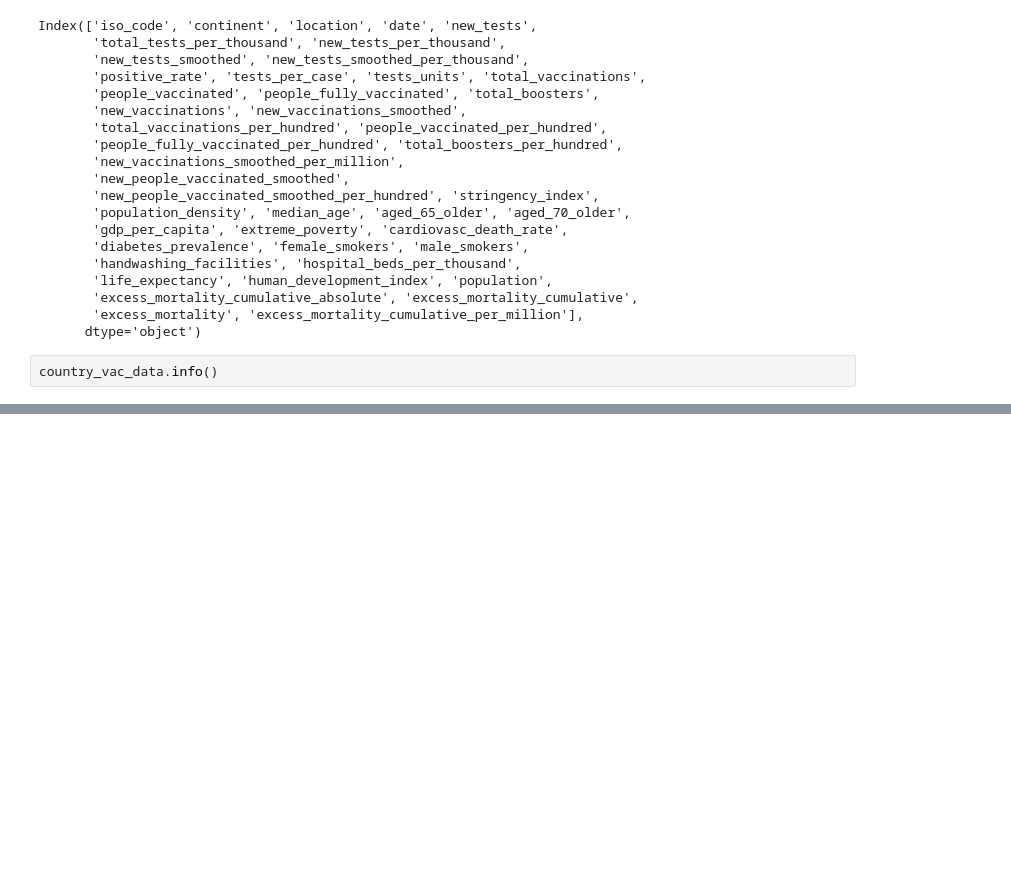
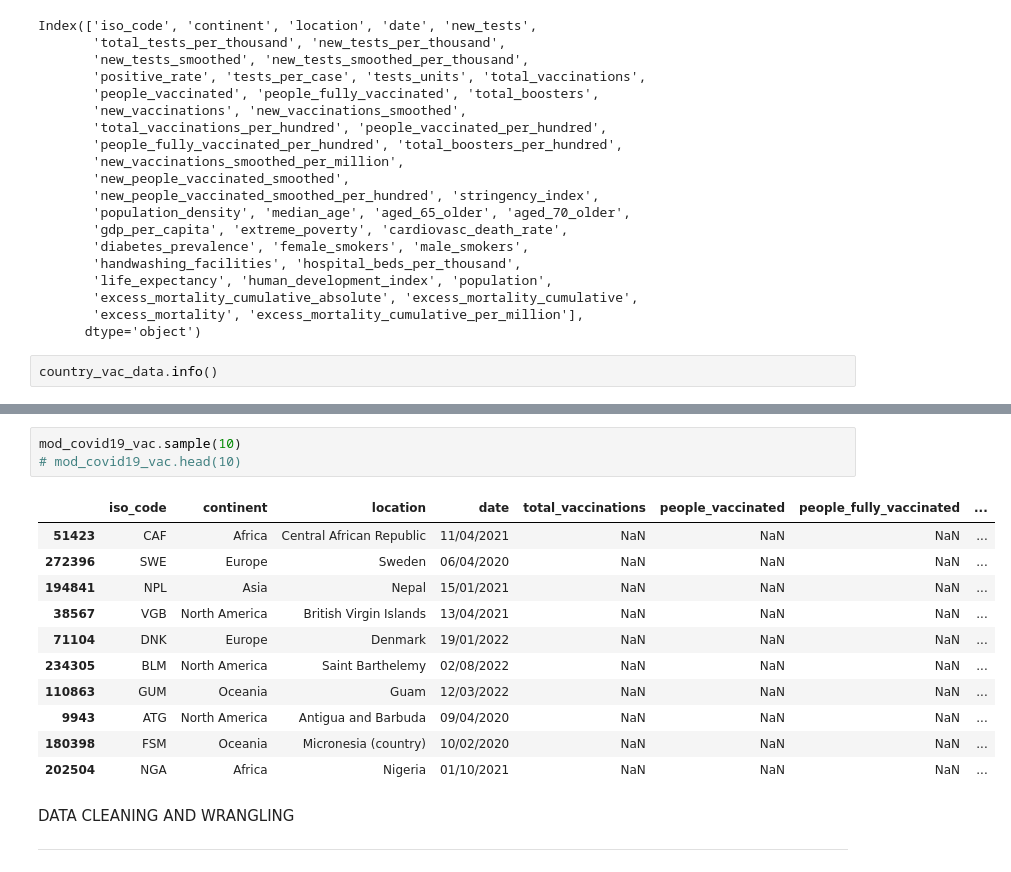
Before and after one commit to lewah/mangosplit, a Jupyter notebook: COVID-19/data exploration.ipynb, the cells around one changed output, grey strips where cells are left out. Drawn from its saved outputs; the diff is of its cells as text; blank space fills up the shorter version.

Commit message:
data cleaning and exploration

```diff
--- a/COVID-19/data exploration.ipynb
+++ b/COVID-19/data exploration.ipynb
@@ -143,0 +172,19 @@ plt.show()
+# %%
+mod_covid19_vac.sample(10)
+# mod_covid19_vac.head(10)
+# %% [output]
+|  | iso_code | continent | location | date | total_vaccinations | people_vaccinated | people_fully_vaccinated | ... |
+| 51423 | CAF | Africa | Central African Republic | 11/04/2021 | NaN | NaN | NaN | ... |
+| 272396 | SWE | Europe | Sweden | 06/04/2020 | NaN | NaN | NaN | ... |
+| 194841 | NPL | Asia | Nepal | 15/01/2021 | NaN | NaN | NaN | ... |
+| 38567 | VGB | North America | British Virgin Islands | 13/04/2021 | NaN | NaN | NaN | ... |
+| 71104 | DNK | Europe | Denmark | 19/01/2022 | NaN | NaN | NaN | ... |
+| 234305 | BLM | North America | Saint Barthelemy | 02/08/2022 | NaN | NaN | NaN | ... |
+| 110863 | GUM | Oceania | Guam | 12/03/2022 | NaN | NaN | NaN | ... |
+| 9943 | ATG | North America | Antigua and Barbuda | 09/04/2020 | NaN | NaN | NaN | ... |
+| 180398 | FSM | Oceania | Micronesia (country) | 10/02/2020 | NaN | NaN | NaN | ... |
+| 202504 | NGA | Africa | Nigeria | 01/10/2021 | NaN | NaN | NaN | ... |
+# %% [markdown]
+DATA CLEANING AND WRANGLING
+
+-----
```
Also changed, not shown: parts of 8 cells of this notebook, 1 other file.
